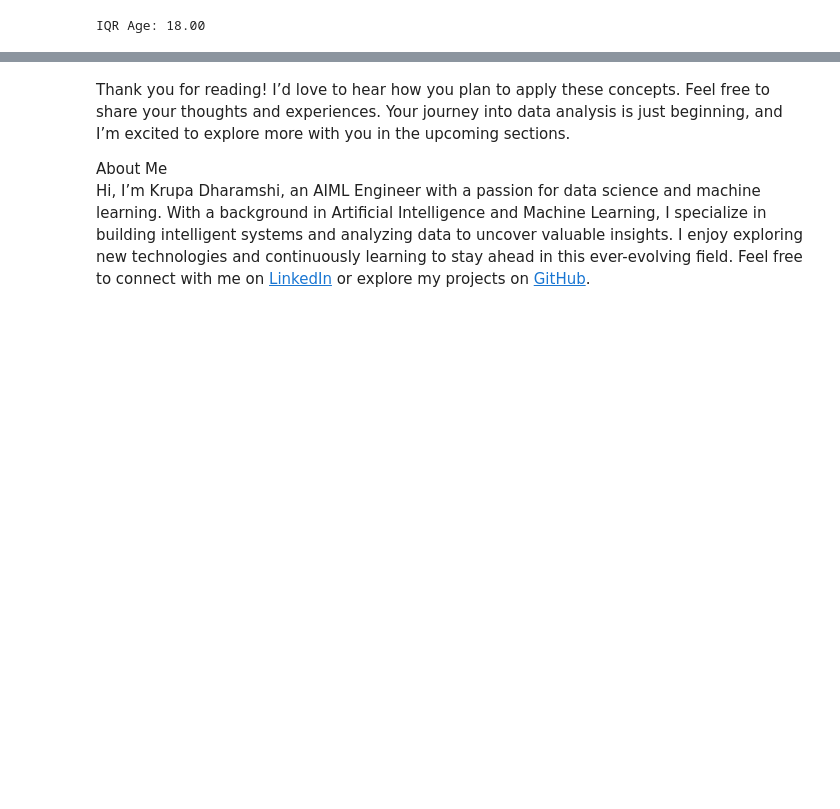
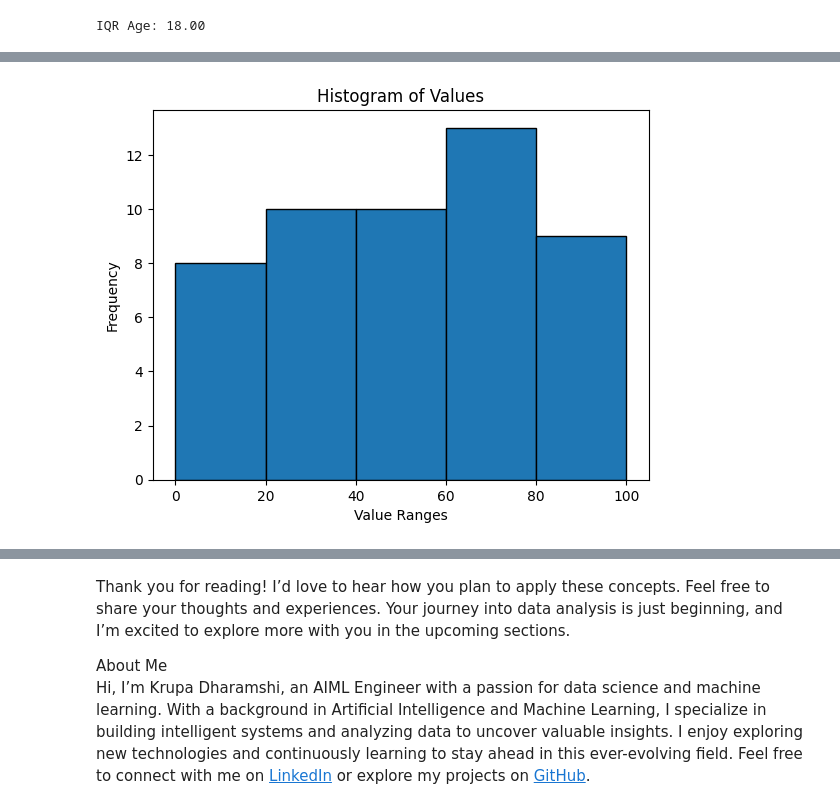
Before and after one commit to krupa2002/Data-Science-101-From-Fundamentals-to-Mastery, a Jupyter notebook: Data_Science_101_From_Fundamentals_to_Mastery.ipynb, the cells around one changed output, grey strips where cells are left out. Saved outputs shown, nothing was run; the diff lists cells and outputs as text; code cells hidden in the pictures; blank space fills up the shorter version.

```diff
--- a/Data_Science_101_From_Fundamentals_to_Mastery.ipynb
+++ b/Data_Science_101_From_Fundamentals_to_Mastery.ipynb
@@ -203,0 +241,18 @@ From the above data and insights, we can see that -
+# %%
+# Frequency Table
+np.random.seed(42)  # For reproducibility
+data = np.random.randint(1, 100, size=50)
+df = pd.DataFrame(data, columns=['Values'])
+
+# Define bins and labels
+bins = [0, 20, 40, 60, 80, 100]
+labels = ['0-20', '21-40', '41-60', '61-80', '81-100']
+
+# Categorize data into bins
+df['Binned'] = pd.cut(df['Values'], bins=bins, labels=labels, right=False)
+
+# Create frequency table
+frequency_table = df['Binned'].value_counts().sort_index()
+
+print("Frequency Table with Bins:")
+print(frequency_table)
@@ -203,0 +268,11 @@ From the above data and insights, we can see that -
+# %%
+# Create histogram
+plt.hist(df['Values'], bins=bins, edgecolor='black')
+
+plt.title('Histogram of Values')
+plt.xlabel('Value Ranges')
+plt.ylabel('Frequency')
+
+plt.show()
+# %% [output]
+[figure, added]
```
Also changed, not shown: parts of 21 cells of this notebook.
